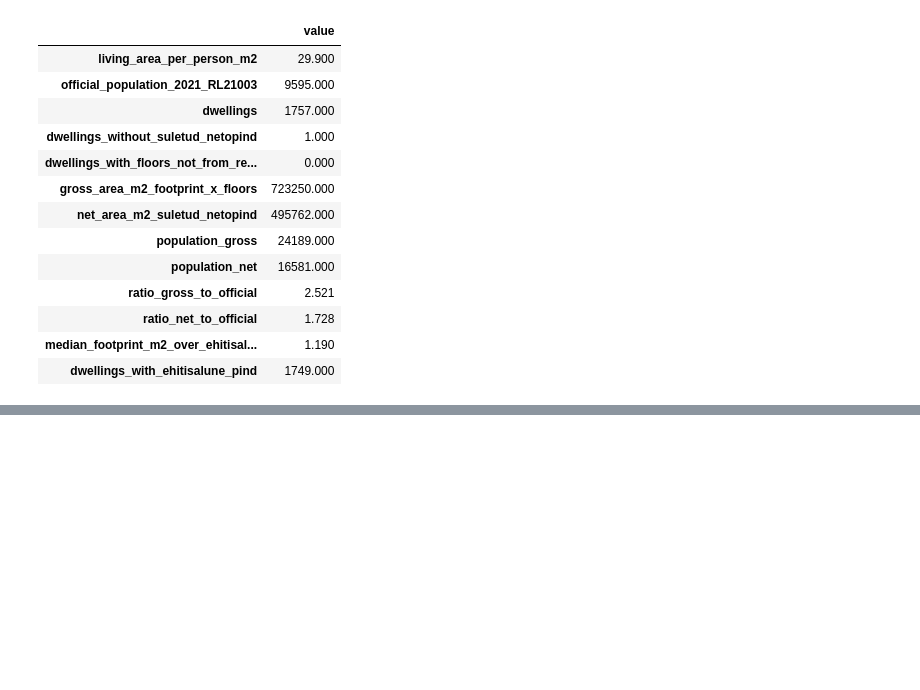
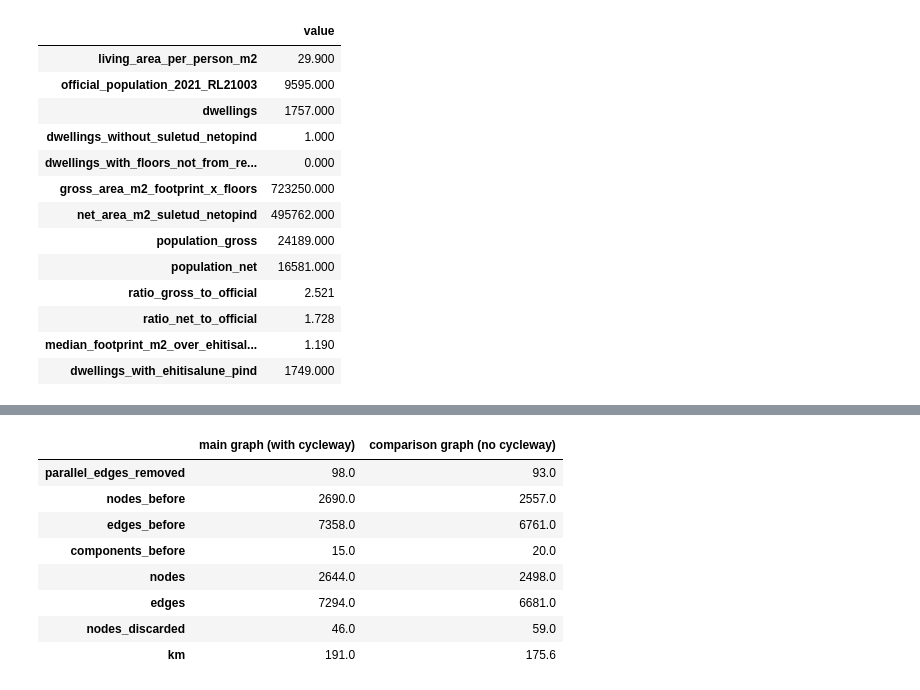
Before and after one commit to aleks-nab/haapsalu-urban-blocks, a Jupyter notebook: notebook.ipynb, the cells around one changed output, grey strips where cells are left out. Saved outputs shown, nothing was run; the diff lists cells and outputs as text; code cells hidden in the pictures; blank space fills up the shorter version.

```diff
--- a/notebook.ipynb
+++ b/notebook.ipynb
@@ -1520,0 +1585,43 @@ pd.Series(population_check).to_frame("value")
+# %%
+def build_walk_graph(raw, with_cycleway):
+    # Pedestrians ignore one-way rules: make sure every edge exists in both directions. Harmless for a graph that
+    # is already two-way. (The first download of this project came without the walk type and had one-way edges.)
+    g = nx.compose(raw, raw.reverse(copy=True))
+    if not with_cycleway:
+        g.remove_edges_from([(u, v, k) for u, v, k, h in g.edges(keys=True, data="highway")
+                             if "cycleway" in (h if isinstance(h, list) else [h])])
+        g.remove_nodes_from(list(nx.isolates(g)))
+    g = ox.simplify_graph(g)
+    nodes, edges = ox.graph_to_gdfs(g)
+    nodes = nodes.to_crs(CRS)
+    nodes["x"], nodes["y"] = nodes.geometry.x, nodes.geometry.y
+    nodes = nodes[["x", "y", "geometry"]]
+    edges = edges.reset_index().to_crs(CRS)
+    edges["length_meter"] = edges.geometry.length.round(3)
+    edges["time_min"] = (edges.geometry.length / WALK_SPEED).round(3)
+    edges["type"] = "walk"
+    edges = edges[["u", "v", "key", "length_meter", "time_min", "type", "geometry"]].set_index(["u", "v", "key"])
+    g = ox.graph_from_gdfs(nodes, edges)
+    # IduEdu turns the multigraph into a simple graph and keeps the LAST of the parallel edges of a pair of nodes,
+    # not the shortest. Keep the shortest here (the lowest key if the times are equal).
+    best = {}
+    for u, v, k, d in g.edges(keys=True, data=True):
+        if (u, v) not in best or (d["time_min"], k) < best[(u, v)]:
+            best[(u, v)] = (d["time_min"], k)
+    parallel = [(u, v, k) for u, v, k in g.edges(keys=True) if best[(u, v)][1] != k]
+    g.remove_edges_from(parallel)
+    stats = dict(parallel_edges_removed=len(parallel), nodes_before=g.number_of_nodes(), edges_before=g.number_of_edges(),
+                 components_before=nx.number_weakly_connected_components(g))
+    g = remove_weakly_connected_nodes(g)
+    g = nx.relabel_nodes(g, {old: new for new, old in enumerate(g.nodes())})
+    g.graph.update(crs=3301, walk_speed=WALK_SPEED, type="walk")
+    stats.update(nodes=g.number_of_nodes(), edges=g.number_of_edges(), nodes_discarded=stats["nodes_before"] - g.number_of_nodes(),
+                 km=round(sum(d["length_meter"] for _, _, d in g.edges(data=True)) / 1000 / 2, 1))
+    return g, stats
+
+
+graph_main, stats_main = build_walk_graph(graph_raw, with_cycleway=True)
+graph_nocycle, stats_nocycle = build_walk_graph(graph_raw, with_cycleway=False)
+graph_stats = pd.DataFrame({"main graph (with cycleway)": stats_main, "comparison graph (no cycleway)": stats_nocycle})
+display(graph_stats)
+# %% [output]
@@ -1520,0 +1632,9 @@ pd.Series(population_check).to_frame("value")
+|  | main graph (with cycleway) | comparison graph (no cycleway) |
+| parallel_edges_removed | 98.0 | 93.0 |
+| nodes_before | 2690.0 | 2557.0 |
+| edges_before | 7358.0 | 6761.0 |
+| components_before | 15.0 | 20.0 |
+| nodes | 2644.0 | 2498.0 |
+| edges | 7294.0 | 6681.0 |
+| nodes_discarded | 46.0 | 59.0 |
+| km | 191.0 | 175.6 |
```
Also changed, not shown: parts of 16 cells of this notebook, 6 other files.
